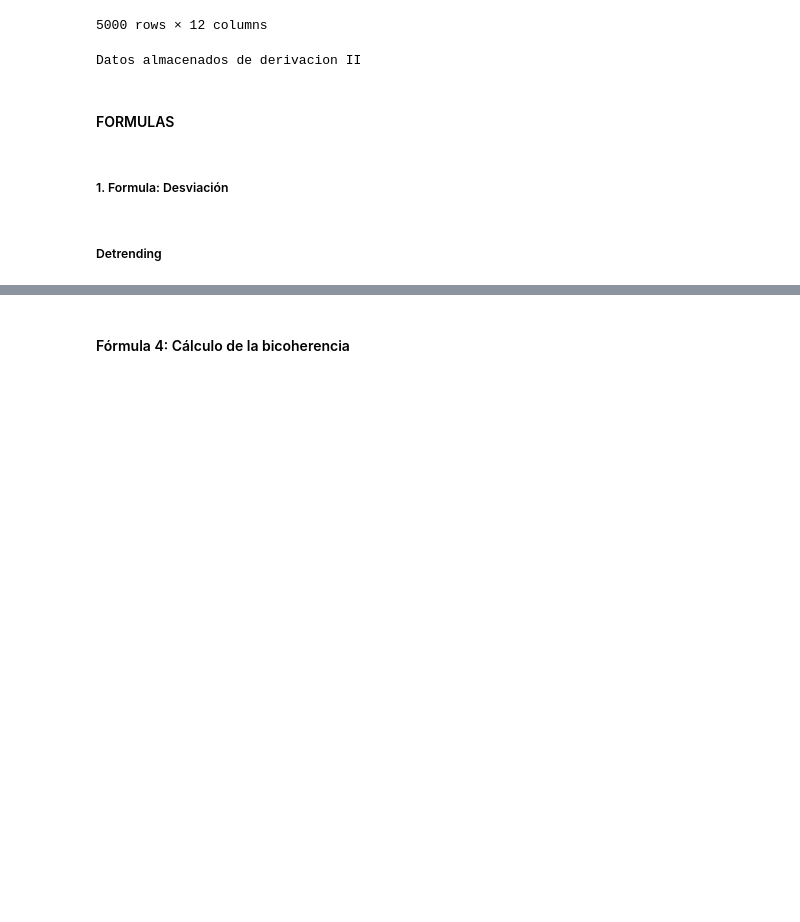
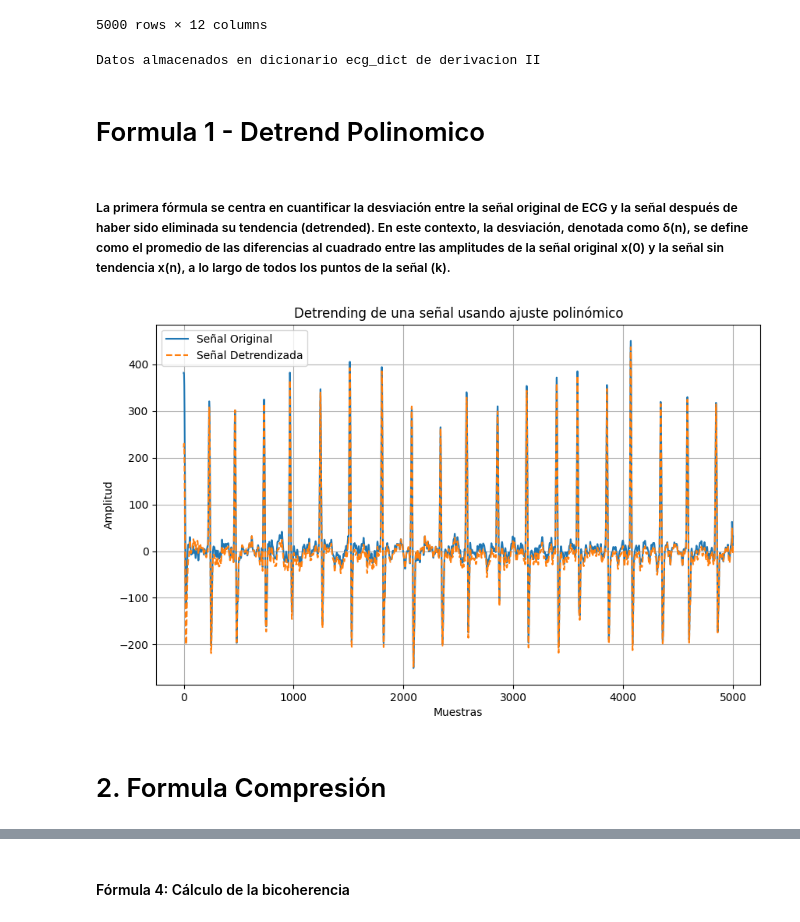
Before and after one commit to juandayo001/Biose-ales_20242, a Jupyter notebook: proyecto2biosenales.ipynb, the cells around one changed output, grey strips where cells are left out. Drawn from its saved outputs; the diff is of its cells as text; code cells hidden in the pictures; blank space fills up the shorter version.

Commit message:
Actualización en proyecto2biosenales.ipynb

```diff
--- a/proyecto2biosenales.ipynb
+++ b/proyecto2biosenales.ipynb
@@ -19,13 +19,10 @@ ruta_base
 # %% [output]
 '/Users/mcamilabravo/Documents/Universidad 2024:2/Biosenales/Biosenales_20242'
 # %%
+#ruta = "c:\\Users\\User\\OneDrive - Universidad de Antioquia\\David\\2024 - 2\\Bioseñales\\lab\\Proyecto2\\Diagnostics.xlsx"
 ruta = "/Users/mcamilabravo/Documents/Universidad 2024:2/Biosenales/Proyecto 2/Diagnostics.xlsx"
-data = pd.read_excel(ruta)
-data
-
-#ruta = "c:\\Users\\User\\OneDrive - Universidad de Antioquia\\David\\2024 - 2\\Bioseñales\\lab\\Proyecto2\\Diagnostics.xlsx"
-#dataframe = pd.read_excel(ruta)
-#dataframe
+dataframe = pd.read_excel(ruta)
+dataframe
 # %% [output]
 |  | FileName | Rhythm | Beat | PatientAge | Gender | VentricularRate | AtrialRate | QRSDuration | QTInterval | ... |
 | 0 | MUSE_20180113_171327_27000 | AFIB | RBBB TWC | 85 | MALE | 117 | 234 | 114 | 356 | ... |
@@ -119,12 +102,40 @@ for filename in df_filtrado['FileName']:
         ecg_dict[filename] = derivacion_II
     else:
         print(f"El archivo {filename}.csv no se encontró.")
-print('Datos almacenados de derivacion II')
+print('Datos almacenados en dicionario ecg_dict de derivacion II')
 # %% [output]
-Datos almacenados de derivacion II
+Datos almacenados en dicionario ecg_dict de derivacion II
-# %% [markdown]
-#### FORMULAS
+# %% [markdown]
+# Formula 1 - Detrend Polinomico
+# %% [markdown]
+##### La primera fórmula se centra en cuantificar la desviación entre la señal original de ECG y la señal después de haber sido eliminada su tendencia (detrended). En este contexto, la desviación, denotada como δ(n), se define como el promedio de las diferencias al cuadrado entre las amplitudes de la señal original x(0) y la señal sin tendencia x(n), a lo largo de todos los puntos de la señal (k).
+# %%
+def detrend(x, n):
+    k = len(x)
+    t = np.arange(k)
+    poly_coeffs = np.polyfit(t, x, n)
+    trend = np.polyval(poly_coeffs, t)
+    xn = x - trend
+    return xn
+# %%
+x = ecg_dict['MUSE_20180113_171327_27000']
+n = 20# Elegir un grado para el polinomio
+
+# Aplicar el detrend
+xn = detrend(x, n)
+
+# Visualizar los resultados
+plt.figure(figsize=(10, 6))
+plt.plot(x, label='Señal Original')
+#plt.plot(trend, label=f'Tendencia (grado {n})', linestyle='--')
+plt.plot(xn, label='Señal Detrendizada', linestyle='--')
+plt.legend()
+plt.title('Detrending de una señal usando ajuste polinómico')
+plt.xlabel('Muestras')
+plt.ylabel('Amplitud')
+plt.grid(True)
+plt.show()
+# %% [output]
+[figure, added]
 # %% [markdown]
-##### 1. Formula: Desviación
+# 2. Formula Compresión
-# %% [markdown]
-##### Detrending
```
Also changed, not shown: parts of 23 cells of this notebook.
